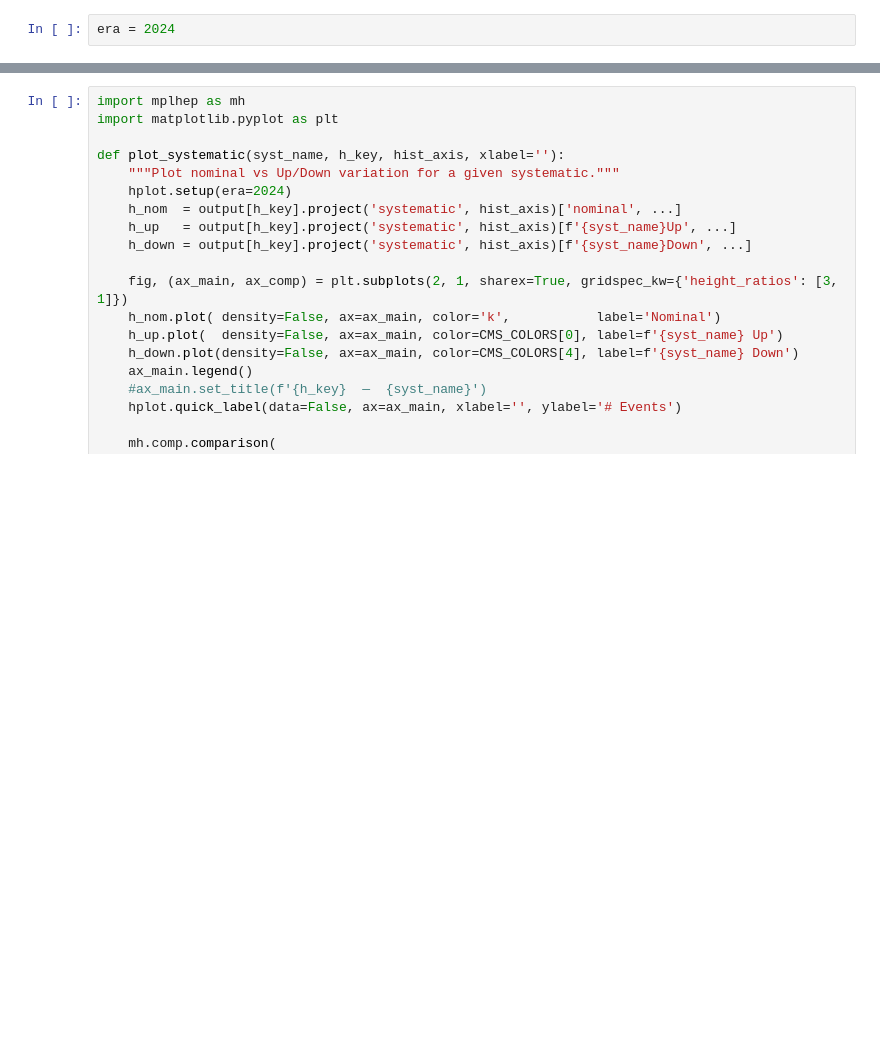
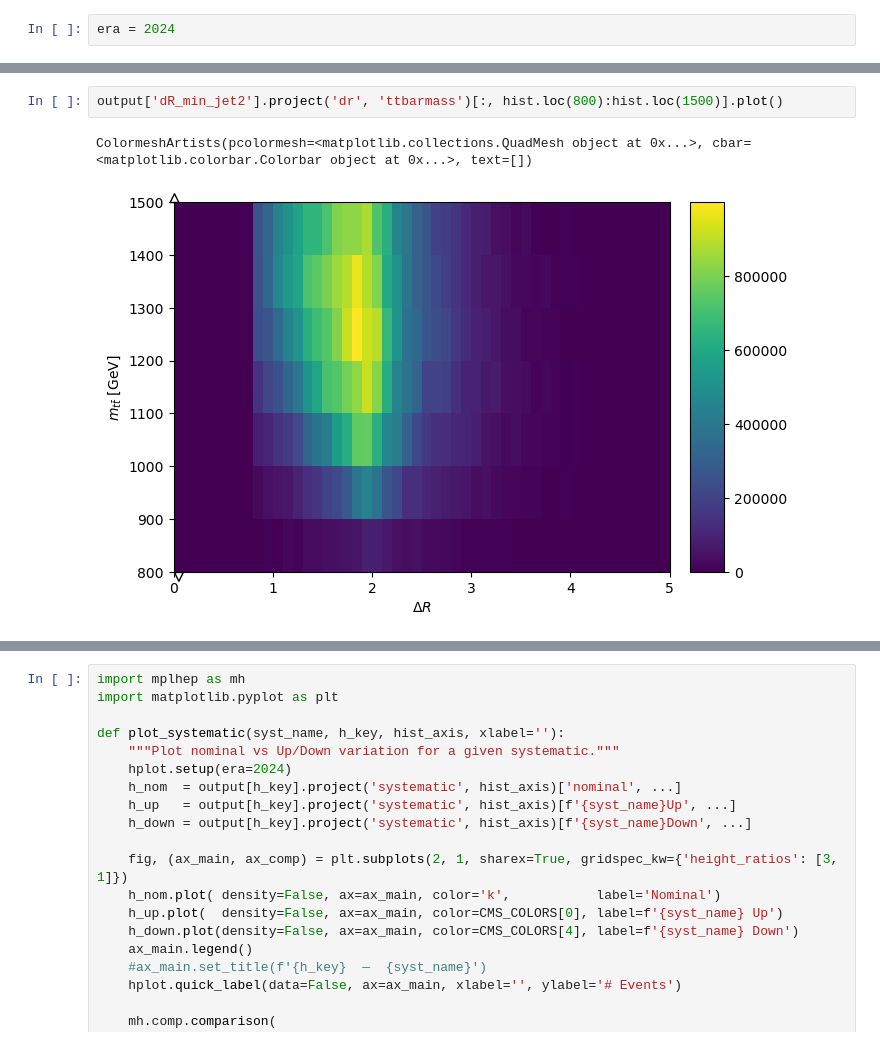
Before and after one commit to hayfasfar/TTbarHadronicSkimmer, a Jupyter notebook: plots/syst_viewer.ipynb, the cells around one changed output, grey strips where cells are left out. Cells and saved outputs as stored; diff of their text form; blank space fills up the shorter version.

```diff
--- a/plots/syst_viewer.ipynb
+++ b/plots/syst_viewer.ipynb
@@ -31,3 +34,8 @@ Hist(
+# %%
+output['dR_min_jet2'].project('dr', 'ttbarmass')[:, hist.loc(800):hist.loc(1500)].plot()
+# %% [output]
+ColormeshArtists(pcolormesh=<matplotlib.collections.QuadMesh object at 0x...>, cbar=<matplotlib.colorbar.Colorbar object at 0x...>, text=[])
+[figure, added]
 # %%
 output['jetmsd'].project('systematic').plot()
 # %% [output]
```
Also changed, not shown: parts of 13 cells of this notebook, 24 other files.
